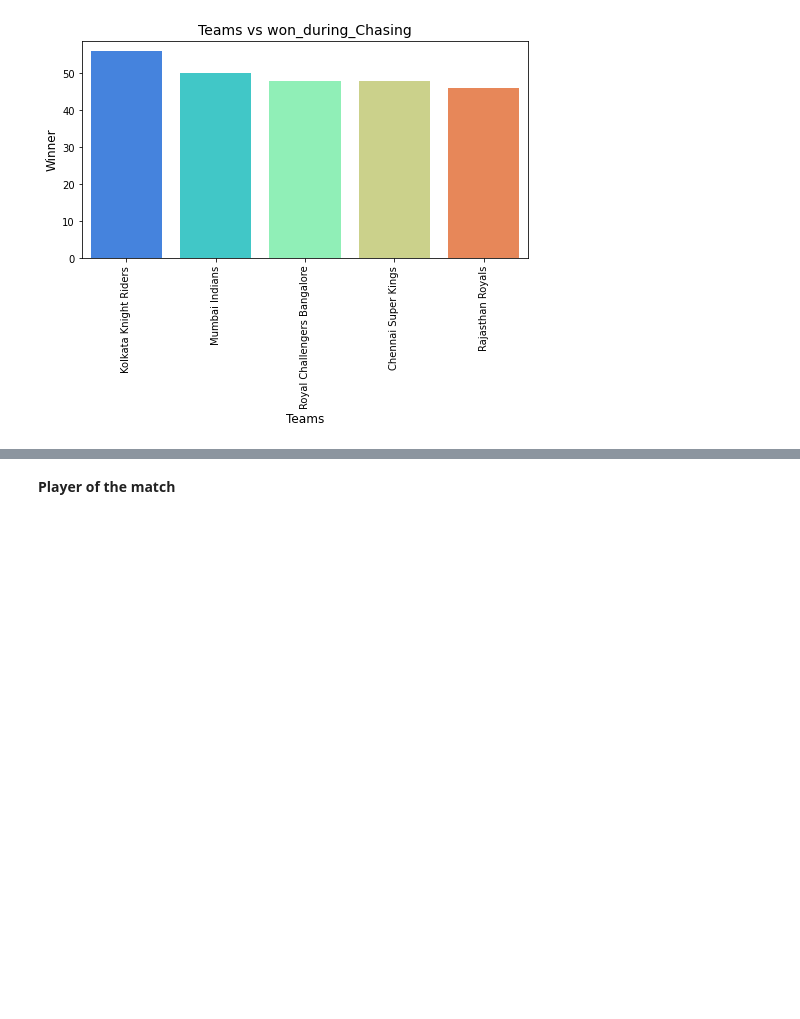
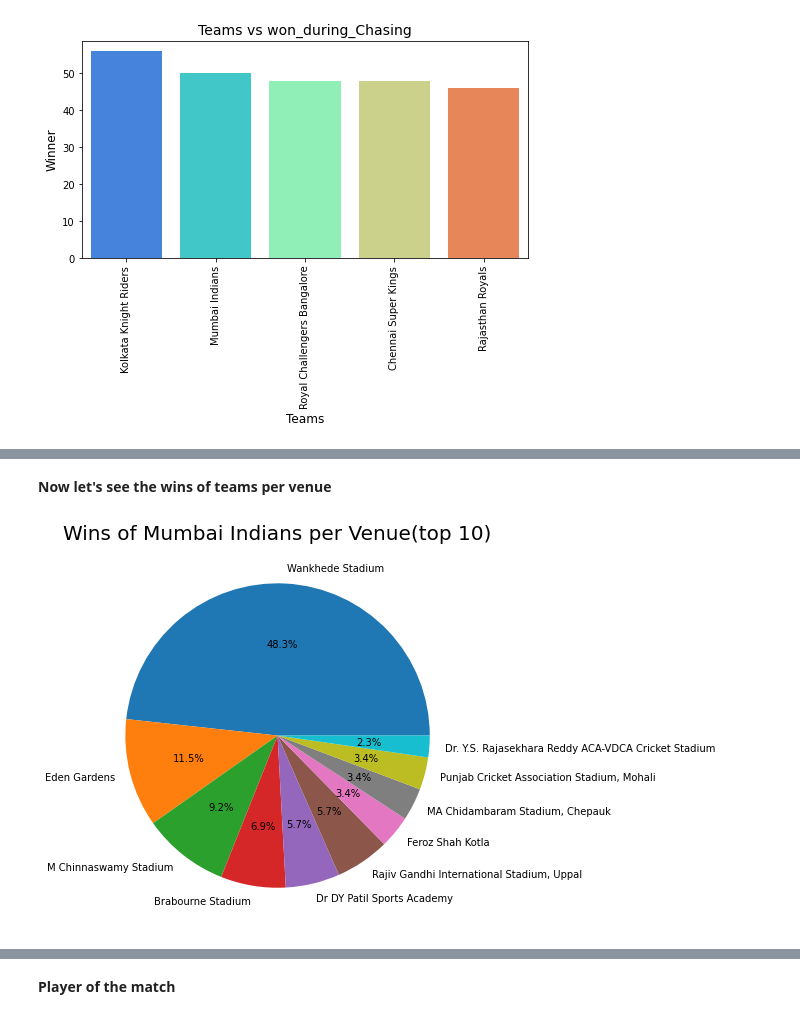
Before and after one commit to Jalpeshv/IPL-Analysis, a Jupyter notebook: IPL_Exploratory_Data_Analysis.ipynb, the cells around one changed output, grey strips where cells are left out. Drawn from its saved outputs; the diff is of its cells as text; code cells hidden in the pictures; blank space fills up the shorter version.

```diff
--- a/IPL_Exploratory_Data_Analysis.ipynb
+++ b/IPL_Exploratory_Data_Analysis.ipynb
@@ -225,0 +286,14 @@ Text(0.5, 1.0, 'Teams vs won_during_Chasing')
+# %% [markdown]
+**Now let's see the wins of teams per venue**
+# %%
+team_wins_per_venue=ipl.groupby(['winner','venue']).apply(lambda x:x['venue'].count()).reset_index(name='Win_Counts').sort_values(by=['winner','Win_Counts'],ascending=False)
+
+def venue_wins_plot(team):
+    team_per_venue=team_wins_per_venue[team_wins_per_venue['winner']==team][:10]
+    plt.figure(figsize=(7,7))
+    plt.pie(team_per_venue['Win_Counts'],labels=team_per_venue['venue'],autopct='%1.1f%%')
+    title='Wins of '+team+' per Venue(top 10)'
+    plt.title(title,size=20)
+venue_wins_plot('Mumbai Indians')
+# %% [output]
+[figure, added]
```
Also changed, not shown: parts of 21 cells of this notebook.
